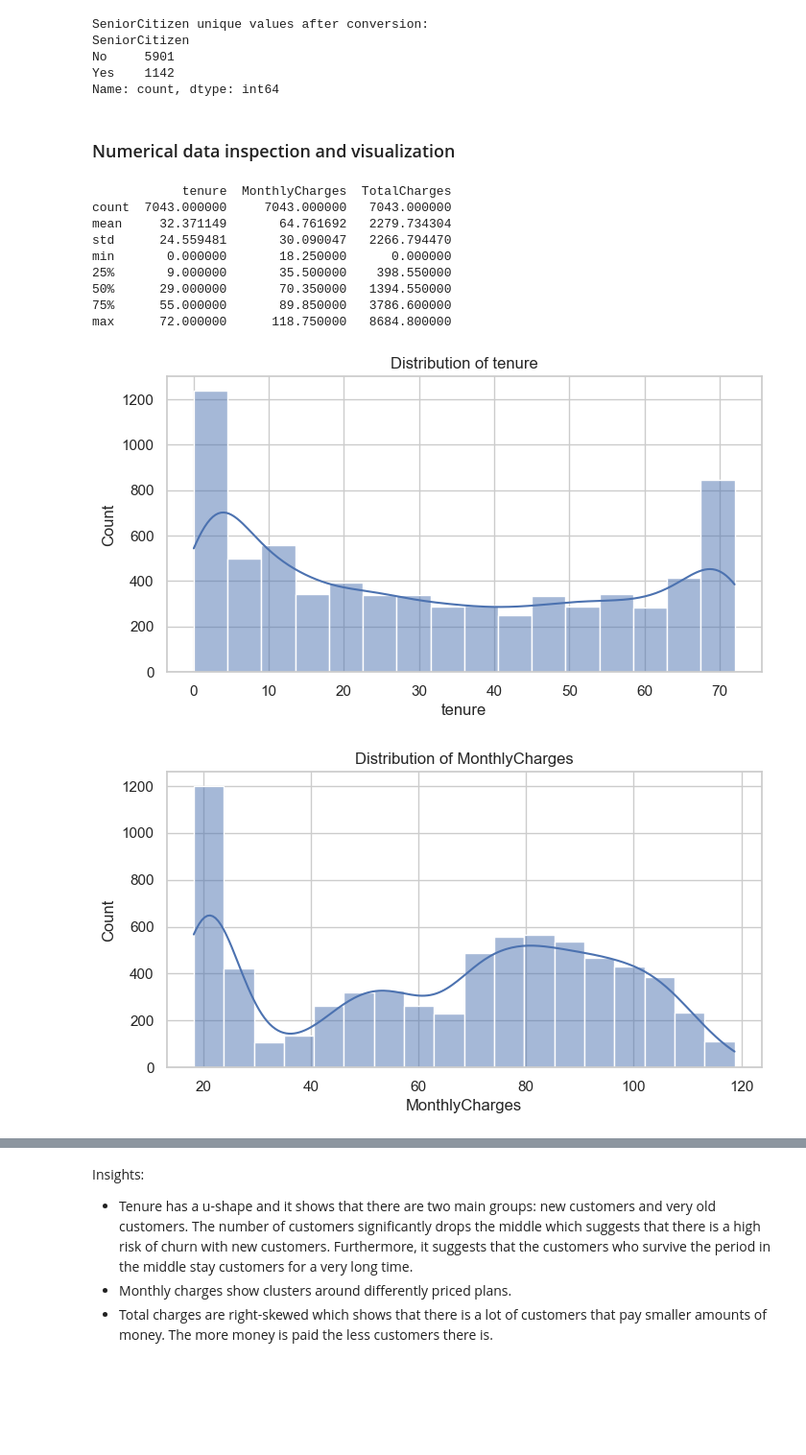
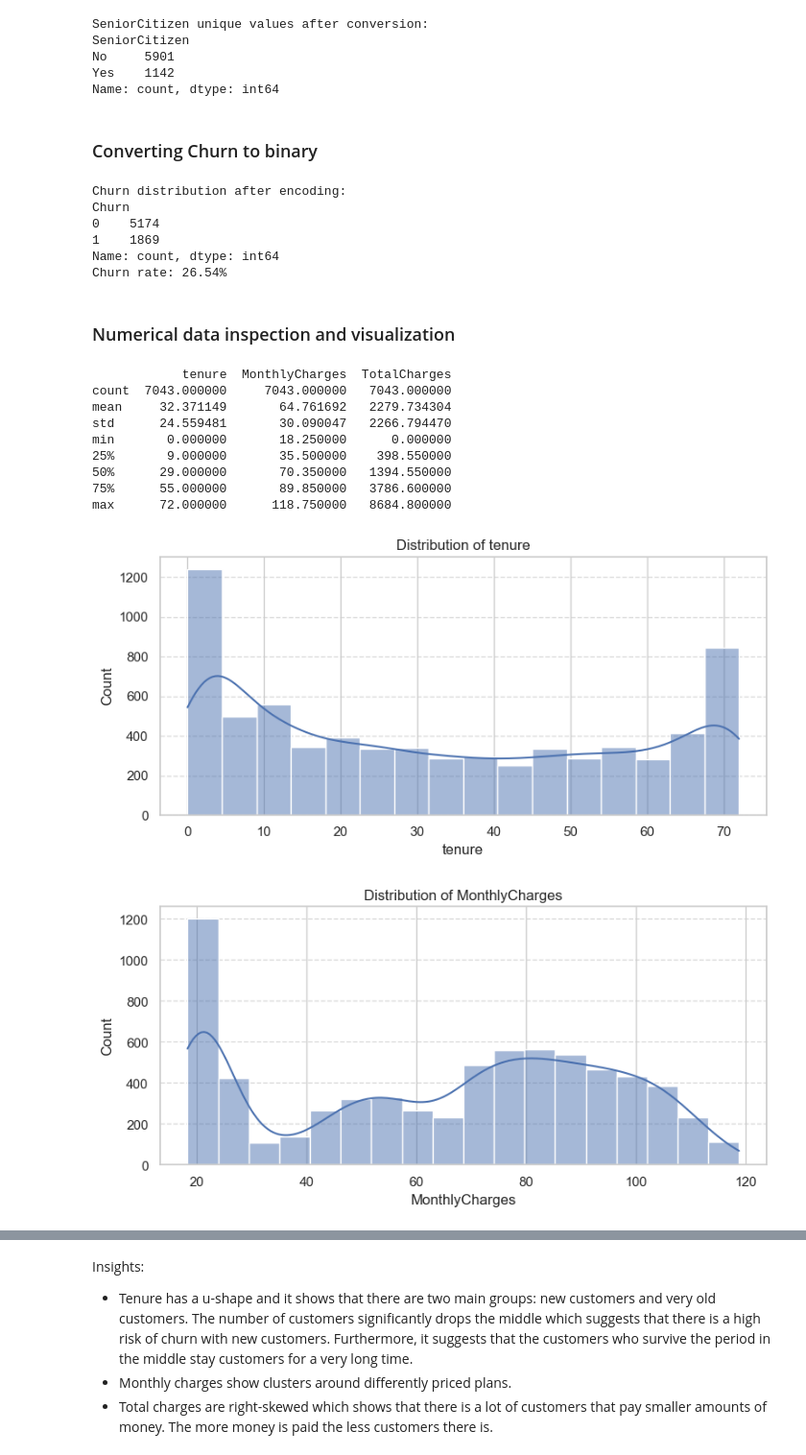
Before and after one commit to Armando-Gabor/Machine_Learning_and_Data_Science, a Jupyter notebook: telco-customer-churn-prediction/notebooks/01_eda_and_preprocessing.ipynb, the cells around one changed output, grey strips where cells are left out. Shown at 96% size. Cells and saved outputs as stored; diff of their text form; code cells hidden in the pictures; blank space fills up the shorter version.

```diff
--- a/telco-customer-churn-prediction/notebooks/01_eda_and_preprocessing.ipynb
+++ b/telco-customer-churn-prediction/notebooks/01_eda_and_preprocessing.ipynb
@@ -138,6 +140,23 @@ SeniorCitizen
 No     5901
 Yes    1142
 Name: count, dtype: int64
+# %% [markdown]
+### Converting Churn to binary
+# %%
+# Convert 'Churn' to binary (1 for 'Yes', 0 for 'No')
+df['Churn'] = df['Churn'].map({'No': 0, 'Yes': 1})
+
+# Verify the encoding
+print("Churn distribution after encoding:")
+print(df['Churn'].value_counts())
+print(f"Churn rate: {df['Churn'].mean():.2%}")
+# %% [output]
+Churn distribution after encoding:
+Churn
+0    5174
+1    1869
+Name: count, dtype: int64
+Churn rate: 26.54%
 # %% [markdown]
 ### Numerical data inspection and visualization
 # %%
@@ -152,35 +171,48 @@ for col in numerics:
     plt.figure(figsize=(8, 4))
     sns.histplot(df[col], kde=True)
     plt.title(f"Distribution of {col}")
+    plt.xlabel(col)
+    plt.ylabel('Count')
+    plt.grid(True, axis='y', linestyle='--', alpha=0.7)
+    plt.tight_layout()
     plt.show()
 
 # Boxplots for outliers
 for col in numerics:
     plt.figure(figsize=(8, 4))
     sns.boxplot(x=df[col])
     plt.title(f"Boxplot of {col}")
+    plt.xlabel(col)
+    plt.grid(True, axis='x', linestyle='--', alpha=0.7)
+    plt.tight_layout()
     plt.show()
 
 # Churn vs Numerics
 for col in numerics:
     plt.figure(figsize=(8, 4))
     sns.boxplot(data=df, x='Churn', y=col)
     plt.title(f'{col} by Churn')
+    plt.xlabel('Churn')
+    plt.ylabel(col)
+    plt.grid(True, axis='y', linestyle='--', alpha=0.7)
+    plt.tight_layout()
     plt.show()
+
 
 plt.figure(figsize=(8, 6))
 sns.heatmap(df[['tenure', 'MonthlyCharges', 'TotalCharges', 'Churn']].corr(), annot=True, cmap='coolwarm')
 plt.title('Correlation Heatmap')
+plt.tight_layout()
 plt.show()
 # %% [output]
             tenure  MonthlyCharges  TotalCharges
 count  7043.000000     7043.000000   7043.000000
 mean     32.371149       64.761692   2279.734304
 std      24.559481       30.090047   2266.794470
 min       0.000000       18.250000      0.000000
 25%       9.000000       35.500000    398.550000
 50%      29.000000       70.350000   1394.550000
 75%      55.000000       89.850000   3786.600000
 max      72.000000      118.750000   8684.800000
-[figure, old version]
+[figure, new version]
-[figure, old version]
+[figure, new version]
```
Also changed, not shown: parts of 13 cells of this notebook, 2 other files.
